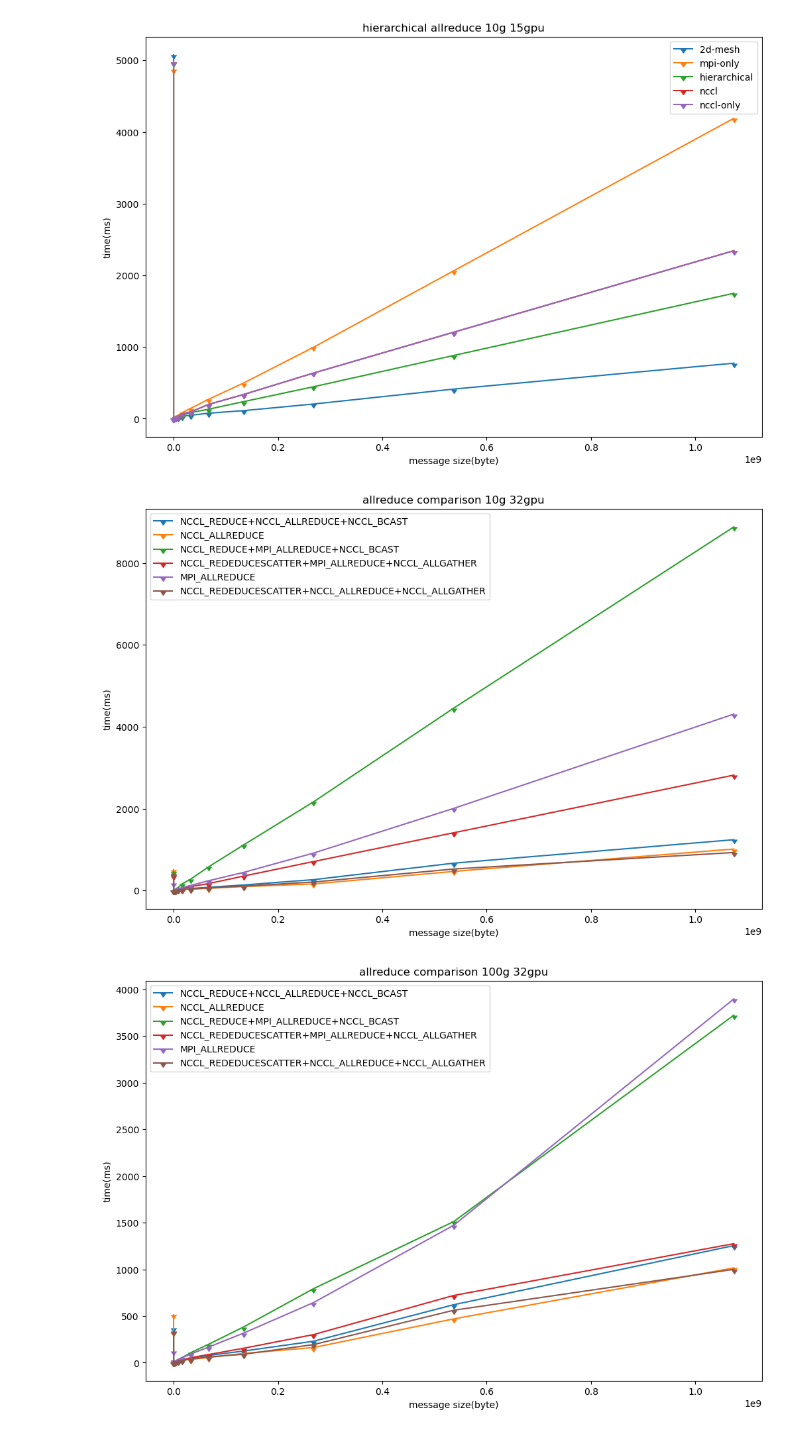
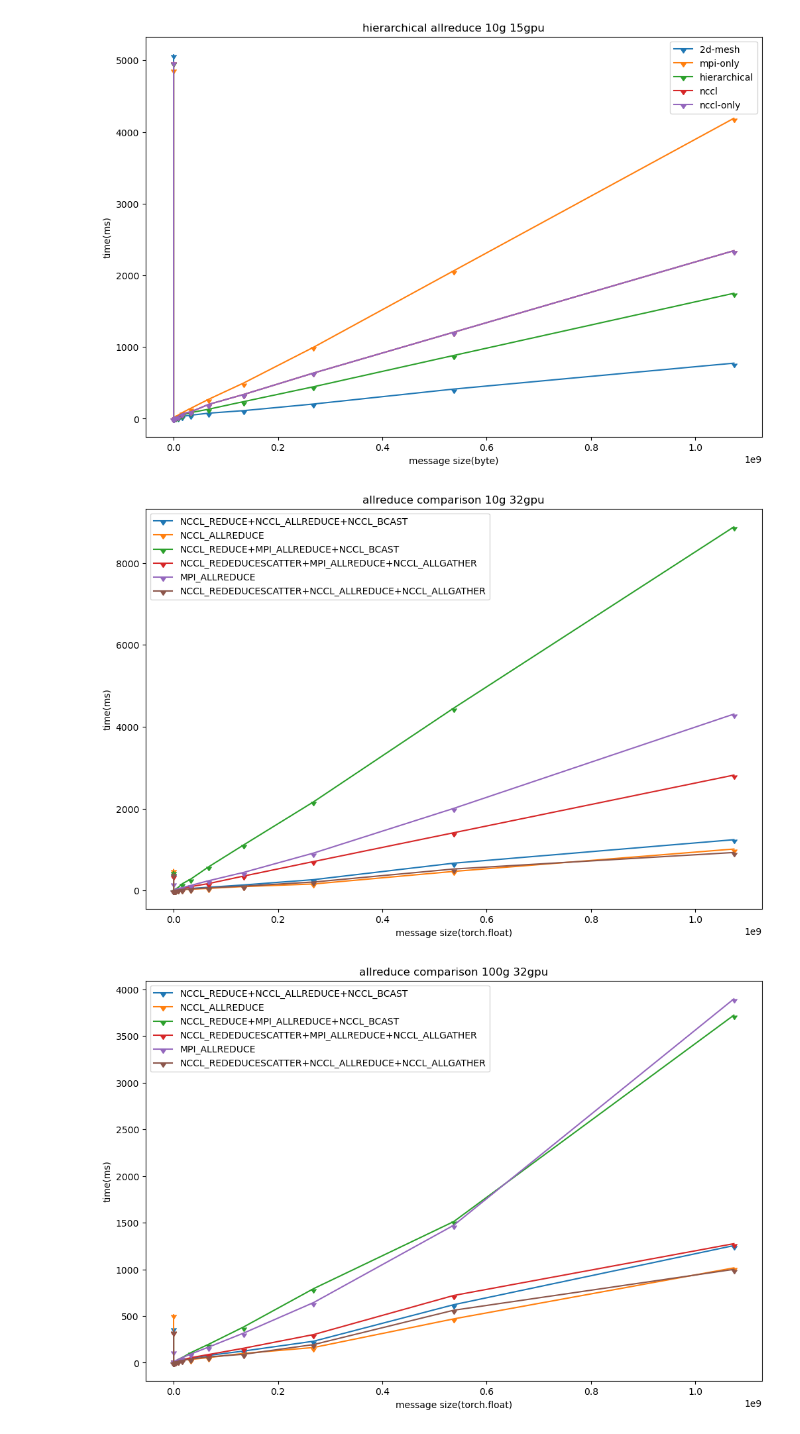
Before and after one commit to dexhunter/allreduce-experiments, a Jupyter notebook: vis_horovod.ipynb, the cells around one changed output. Cells and saved outputs as stored; diff of their text form; code cells hidden in the pictures.

```diff
--- a/vis_horovod.ipynb
+++ b/vis_horovod.ipynb
@@ -28,7 +28,10 @@ def read_hvd(filename, arrlen=29):
     # 32-bit floating number is 4 byte
     x = [2**i *4 for i in range(arrlen)]
 
-    return x, y
+    x = np.array(x)
+    y = np.array(y)
+
+    return x.astype('float'), y.astype('float')
 
 plt.rcParams['figure.figsize'] = [12, 8]
 plt.rcParams['figure.dpi'] = 100 # 200 e.g. is really fine, but slower
@@ -118,36 +121,35 @@ plt.plot(x5,y5, marker=11, label='MPI_ALLREDUCE')
 plt.plot(x6,y6, marker=11, label='NCCL_REDEDUCESCATTER+NCCL_ALLREDUCE+NCCL_ALLGATHER')
 
 
-plt.xlabel('message size(byte)')
+plt.xlabel('message size(torch.float)')
 plt.ylabel('time(ms)')
 plt.legend()
 # mpi_allreduce
 plt.title('allreduce comparison 10g 32gpu')
 plt.show()
 # %% [output]
-[figure, old version]
+[figure, new version]
 # %%
 x1, y1 = read_hvd("./data/horovod-results/32gpu/100g-32gpu-nccl.txt")
 x2, y2 = read_hvd("./data/horovod-results/32gpu/10g-32gpu-nccl-only.txt")
 x3, y3 = read_hvd("./data/horovod-results/32gpu/100g-32gpu-2dmesh-4.txt")
 x4, y4 = read_hvd("./data/horovod-results/32gpu/100g-32gpu-h-4.txt")
 x5, y5 = read_hvd("./data/horovod-results/32gpu/100g-32gpu-mpi.txt")
 x6, y6 = read_hvd("./data/horovod-results/32gpu/100g-32gpu-newnccl.txt")
-
 
 plt.plot(x1,y1, marker=11, label='NCCL_REDUCE+NCCL_ALLREDUCE+NCCL_BCAST')
 plt.plot(x2,y2, marker=11, label='NCCL_ALLREDUCE')
 plt.plot(x3,y3, marker=11, label='NCCL_REDUCE+MPI_ALLREDUCE+NCCL_BCAST')
 plt.plot(x4,y4, marker=11, label='NCCL_REDEDUCESCATTER+MPI_ALLREDUCE+NCCL_ALLGATHER')
 plt.plot(x5,y5, marker=11, label='MPI_ALLREDUCE')
 plt.plot(x6,y6, marker=11, label='NCCL_REDEDUCESCATTER+NCCL_ALLREDUCE+NCCL_ALLGATHER')
 
 
-plt.xlabel('message size(byte)')
+plt.xlabel('message size(torch.float)')
 plt.ylabel('time(ms)')
 plt.legend()
 # mpi_allreduce
 plt.title('allreduce comparison 100g 32gpu')
 plt.show()
 # %% [output]
-[figure, old version]
+[figure, new version]
```
Also changed, not shown: parts of 16 cells of this notebook, 2 other files.
